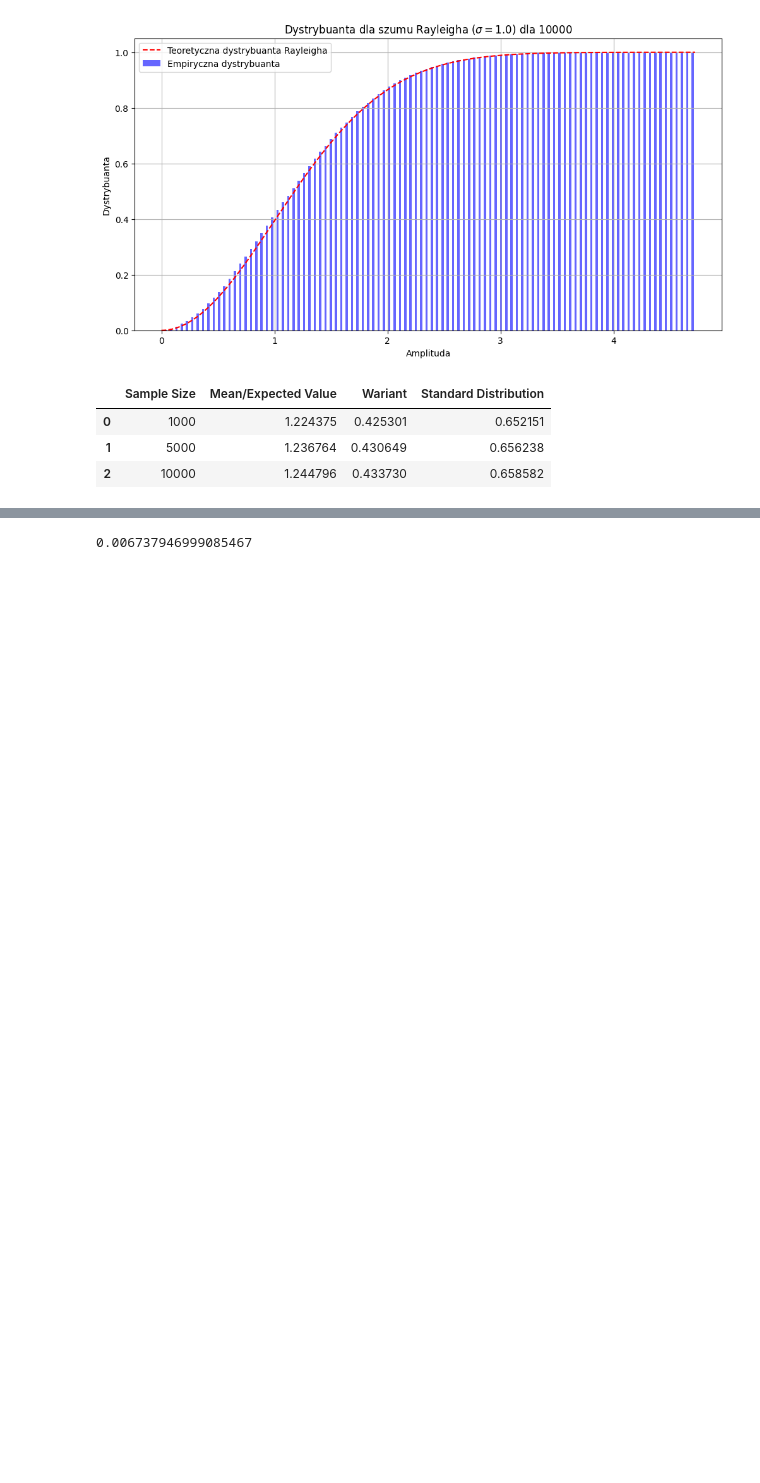
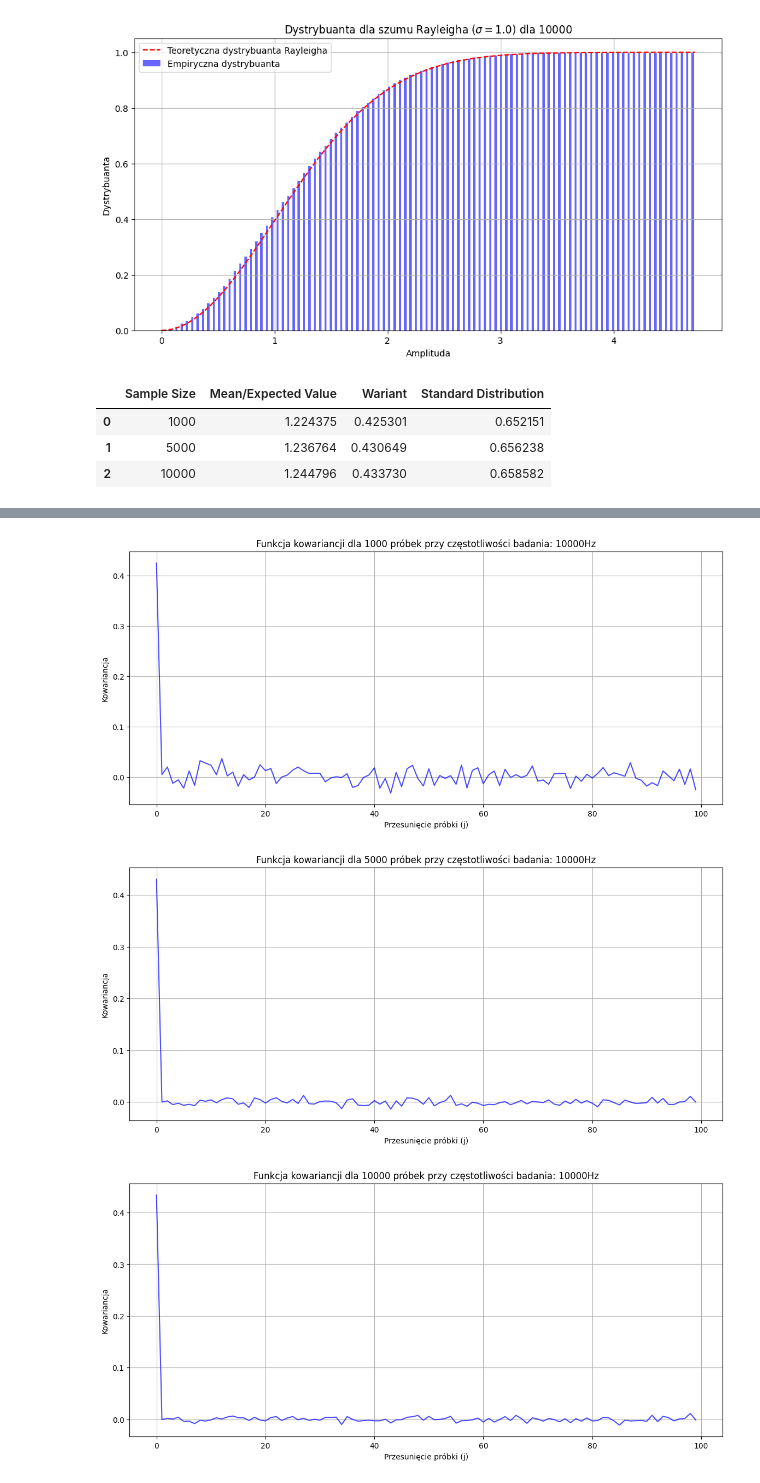
Before and after one commit to slaweksystem/Studia, a Jupyter notebook: Semestr 1/Procesy stochastyczne/zad-1.ipynb, the cells around one changed output, grey strips where cells are left out. Cells and saved outputs as stored; diff of their text form; code cells hidden in the pictures; blank space fills up the shorter version.

```diff
--- a/Semestr 1/Procesy stochastyczne/zad-1.ipynb
+++ b/Semestr 1/Procesy stochastyczne/zad-1.ipynb
@@ -182,8 +161,16 @@ for i in range(len(sample_sizes)):
-# %%
-import math
-
-
-
-print(math.exp(-5))
-# %% [output]
-0.006737946999085467
+# %%
+P_sums_table = pd.DataFrame(P_sums)
+P_sums_table = P_sums_table.transpose()
+
+for col in P_sums_table.columns:
+    plt.figure(figsize=(14, 6))
+    plt.plot(P_sums_table[col], color="blue", alpha=0.7)
+    plt.title(f"Funkcja kowariancji dla {sample_sizes[col]} próbek przy częstotliwości badania: {sampling_freq}Hz")
+    plt.xlabel("Przesunięcie próbki (j)", )
+    plt.ylabel("Kowariancja")
+    plt.grid(True)
+    plt.show()
+# %% [output]
+[figure, added]
+[figure, added]
+[figure, added]
```
Also changed, not shown: parts of 4 cells of this notebook, 2 other files.
